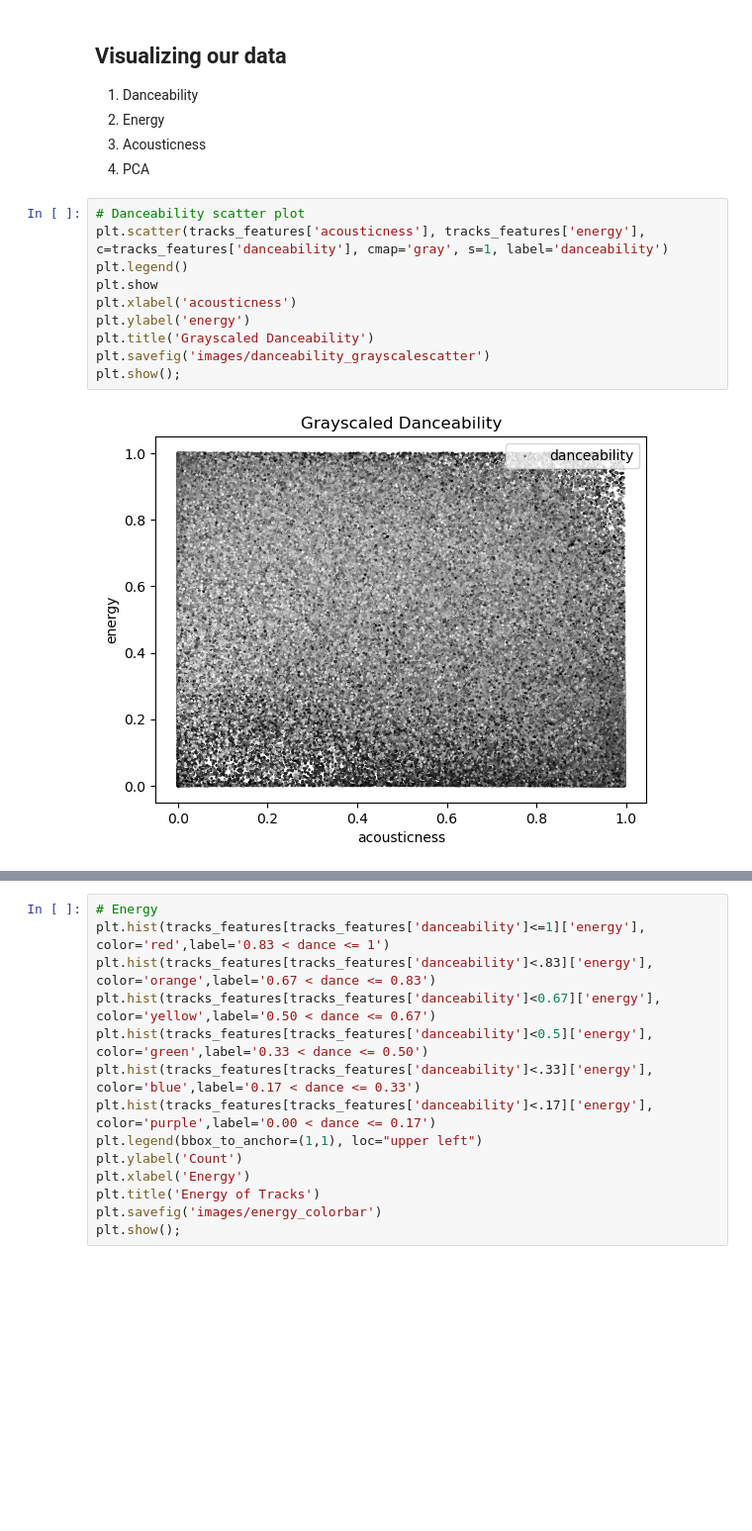
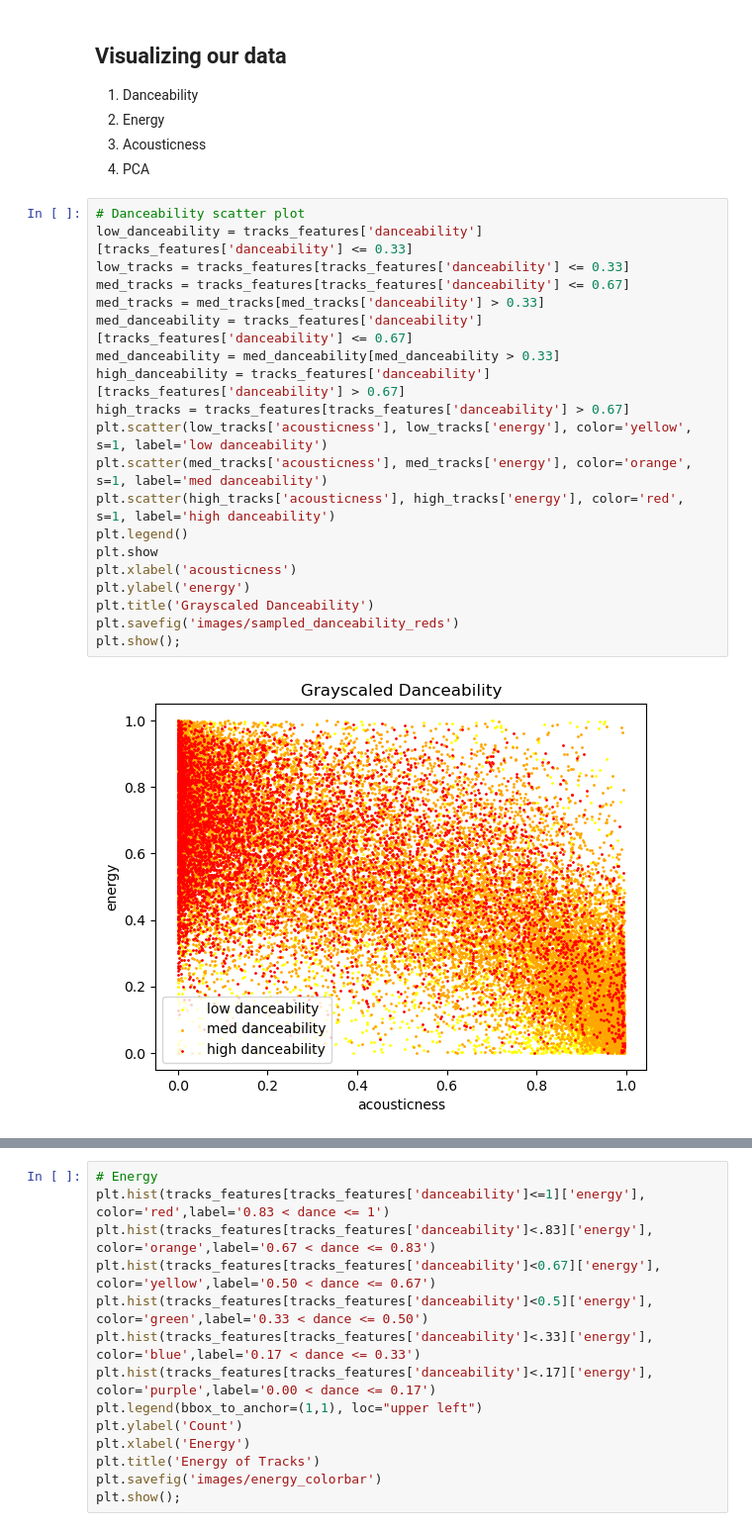
Before and after one commit to nathanstefanik/playlist-recommender, a Jupyter notebook: data_visualization.ipynb, the cells around one changed output, grey strips where cells are left out. Shown at 99% size. Cells and saved outputs as stored; diff of their text form; blank space fills up the shorter version.

```diff
--- a/data_visualization.ipynb
+++ b/data_visualization.ipynb
@@ -29,18 +34,28 @@ tracks_features.head()
 2. Energy
 3. Acousticness
 4. PCA
-# %%
-# Danceability scatter plot
-plt.scatter(tracks_features['acousticness'], tracks_features['energy'], c=tracks_features['danceability'], cmap='gray', s=1, label='danceability')
-plt.legend()
-plt.show
-plt.xlabel('acousticness')
-plt.ylabel('energy')
-plt.title('Grayscaled Danceability')
-plt.savefig('images/danceability_grayscalescatter')
-plt.show();
-# %% [output]
-[figure, removed]
+# %%
+# Danceability scatter plot
+low_danceability = tracks_features['danceability'][tracks_features['danceability'] <= 0.33]
+low_tracks = tracks_features[tracks_features['danceability'] <= 0.33]
+med_tracks = tracks_features[tracks_features['danceability'] <= 0.67]
+med_tracks = med_tracks[med_tracks['danceability'] > 0.33]
+med_danceability = tracks_features['danceability'][tracks_features['danceability'] <= 0.67]
+med_danceability = med_danceability[med_danceability > 0.33]
+high_danceability = tracks_features['danceability'][tracks_features['danceability'] > 0.67]
+high_tracks = tracks_features[tracks_features['danceability'] > 0.67]
+plt.scatter(low_tracks['acousticness'], low_tracks['energy'], color='yellow', s=1, label='low danceability')
+plt.scatter(med_tracks['acousticness'], med_tracks['energy'], color='orange', s=1, label='med danceability')
+plt.scatter(high_tracks['acousticness'], high_tracks['energy'], color='red', s=1, label='high danceability')
+plt.legend()
+plt.show
+plt.xlabel('acousticness')
+plt.ylabel('energy')
+plt.title('Grayscaled Danceability')
+plt.savefig('images/sampled_danceability_reds')
+plt.show();
+# %% [output]
+[figure, added]
 # %%
 # Danceability histogram
 plt.hist(tracks_features['danceability'])
```
Also changed, not shown: parts of 2 cells of this notebook, 12 other files.
